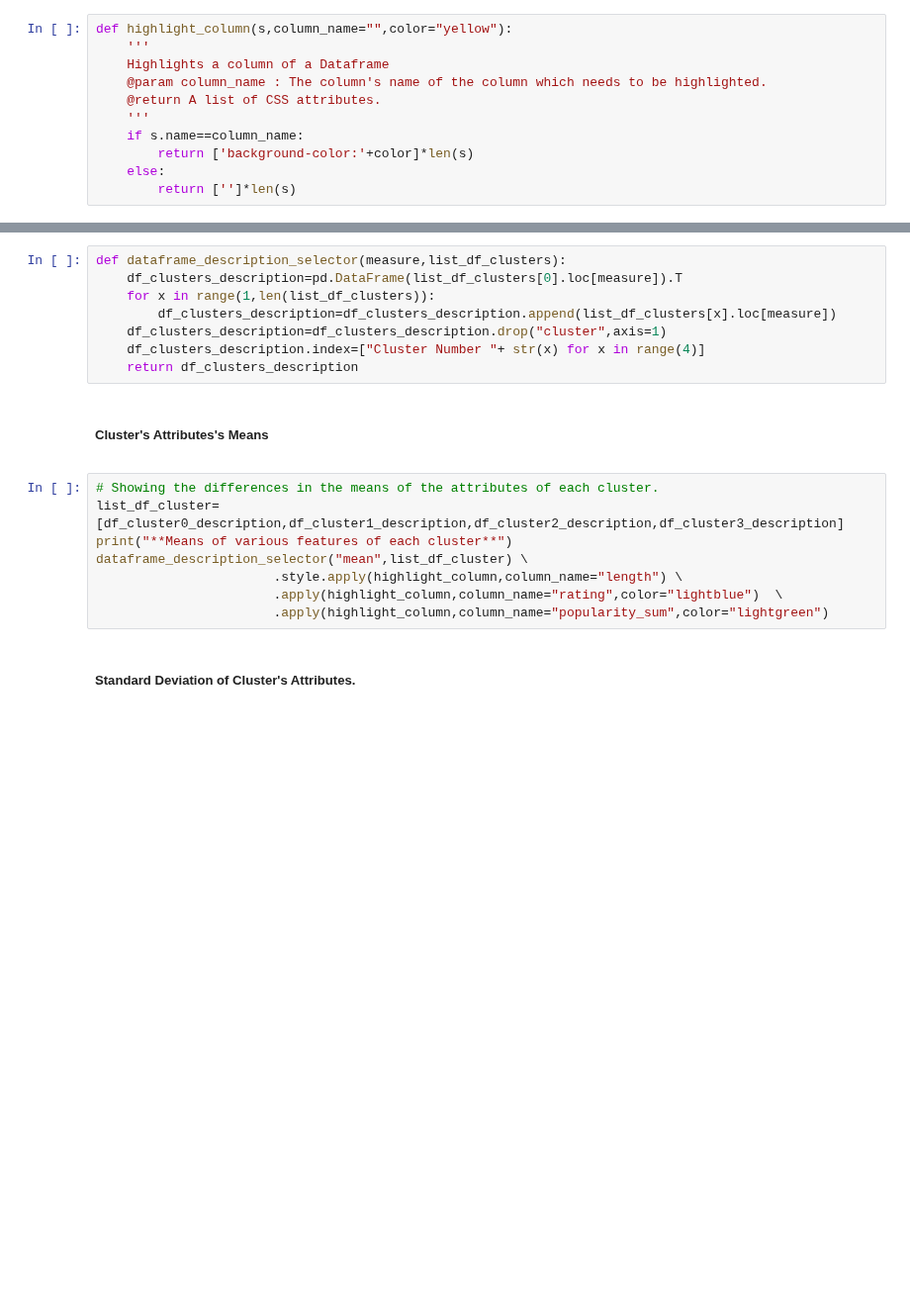
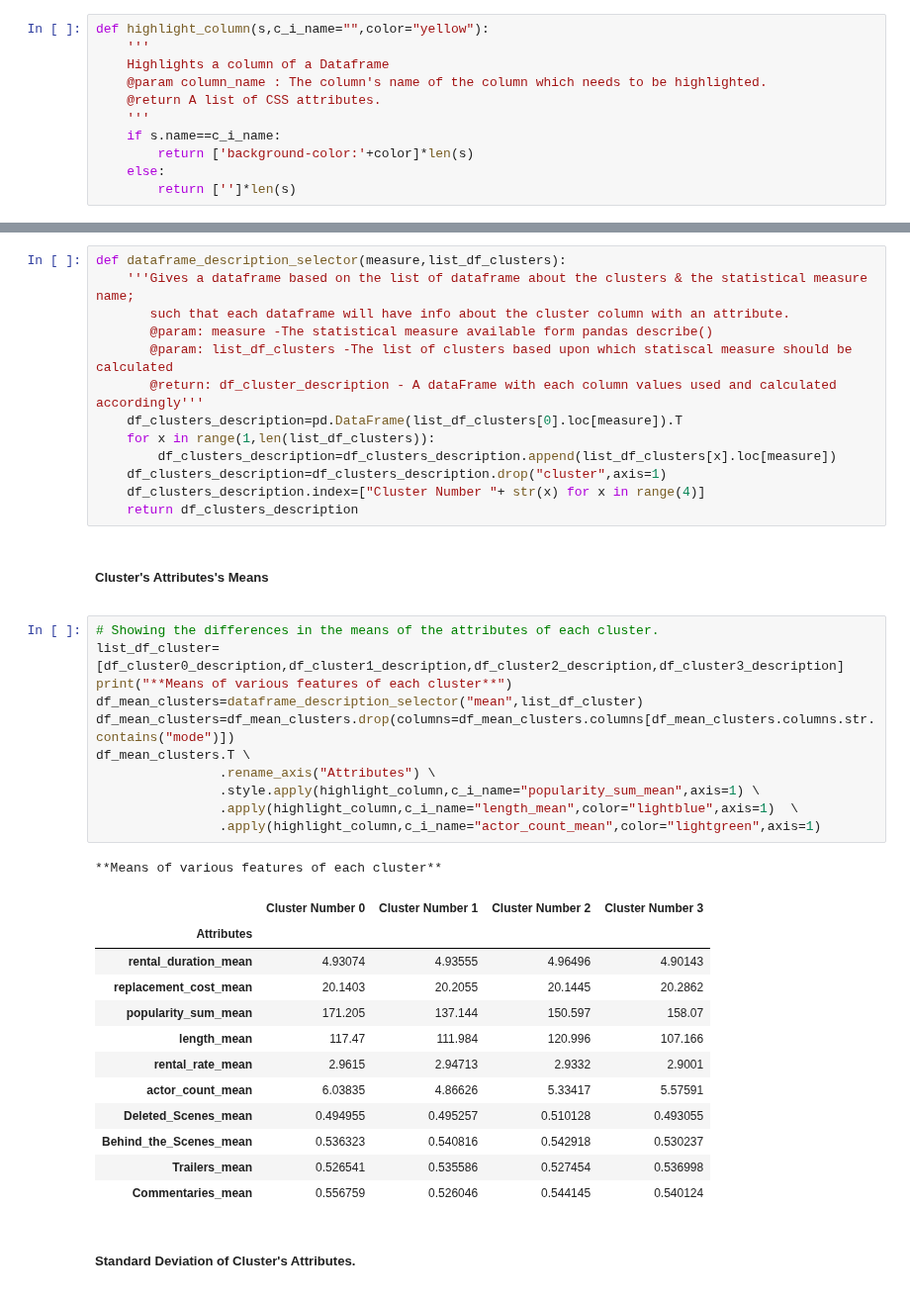
Before and after one commit to DannyFirmin/ML-KMeans-KNN-DecisionTrees, a Jupyter notebook: Assignment-2.ipynb, the cells around one changed output, grey strips where cells are left out. Shown at 99% size. Drawn from its saved outputs; the diff is of its cells as text; blank space fills up the shorter version.

```diff
--- a/Assignment-2.ipynb
+++ b/Assignment-2.ipynb
@@ -336,13 +377,13 @@ def feature_combinations(dataframe, dependent_variable):
             output.append(combination)
     return output
 # %%
-def highlight_column(s,column_name="",color="yellow"):
+def highlight_column(s,c_i_name="",color="yellow"):
     '''
     Highlights a column of a Dataframe
     @param column_name : The column's name of the column which needs to be highlighted.
     @return A list of CSS attributes.
     '''
-    if s.name==column_name:
+    if s.name==c_i_name:
         return ['background-color:'+color]*len(s)
     else:
         return ['']*len(s)
@@ -509,5 +573,10 @@ cluster3.describe()
 # %%
 def dataframe_description_selector(measure,list_df_clusters):
+    '''Gives a dataframe based on the list of dataframe about the clusters & the statistical measure name;
+       such that each dataframe will have info about the cluster column with an attribute.
+       @param: measure -The statistical measure available form pandas describe()
+       @param: list_df_clusters -The list of clusters based upon which statiscal measure should be calculated
+       @return: df_cluster_description - A dataFrame with each column values used and calculated accordingly'''
     df_clusters_description=pd.DataFrame(list_df_clusters[0].loc[measure]).T
     for x in range(1,len(list_df_clusters)):
         df_clusters_description=df_clusters_description.append(list_df_clusters[x].loc[measure])
@@ -520,11 +589,28 @@ def dataframe_description_selector(measure,list_df_clusters):
 # %%
 # Showing the differences in the means of the attributes of each cluster.
 list_df_cluster=[df_cluster0_description,df_cluster1_description,df_cluster2_description,df_cluster3_description]
 print("**Means of various features of each cluster**")
-dataframe_description_selector("mean",list_df_cluster) \
-                       .style.apply(highlight_column,column_name="length") \
-                       .apply(highlight_column,column_name="rating",color="lightblue")  \
-                       .apply(highlight_column,column_name="popularity_sum",color="lightgreen")
+df_mean_clusters=dataframe_description_selector("mean",list_df_cluster)
+df_mean_clusters=df_mean_clusters.drop(columns=df_mean_clusters.columns[df_mean_clusters.columns.str.contains("mode")])
+df_mean_clusters.T \
+                .rename_axis("Attributes") \
+                .style.apply(highlight_column,c_i_name="popularity_sum_mean",axis=1) \
+                .apply(highlight_column,c_i_name="length_mean",color="lightblue",axis=1)  \
+                .apply(highlight_column,c_i_name="actor_count_mean",color="lightgreen",axis=1)
+# %% [output]
+**Means of various features of each cluster**
+|  | Cluster Number 0 | Cluster Number 1 | Cluster Number 2 | Cluster Number 3 |
+| Attributes |  |  |  |  |
+| rental_duration_mean | 4.93074 | 4.93555 | 4.96496 | 4.90143 |
+| replacement_cost_mean | 20.1403 | 20.2055 | 20.1445 | 20.2862 |
+| popularity_sum_mean | 171.205 | 137.144 | 150.597 | 158.07 |
+| length_mean | 117.47 | 111.984 | 120.996 | 107.166 |
+| rental_rate_mean | 2.9615 | 2.94713 | 2.9332 | 2.9001 |
+| actor_count_mean | 6.03835 | 4.86626 | 5.33417 | 5.57591 |
+| Deleted_Scenes_mean | 0.494955 | 0.495257 | 0.510128 | 0.493055 |
+| Behind_the_Scenes_mean | 0.536323 | 0.540816 | 0.542918 | 0.530237 |
+| Trailers_mean | 0.526541 | 0.535586 | 0.527454 | 0.536998 |
+| Commentaries_mean | 0.556759 | 0.526046 | 0.544145 | 0.540124 |
 # %% [markdown]
 ##### Standard Deviation of  Cluster's Attributes.
 <a id='std'></a>
```
Also changed, not shown: parts of 16 cells of this notebook.
